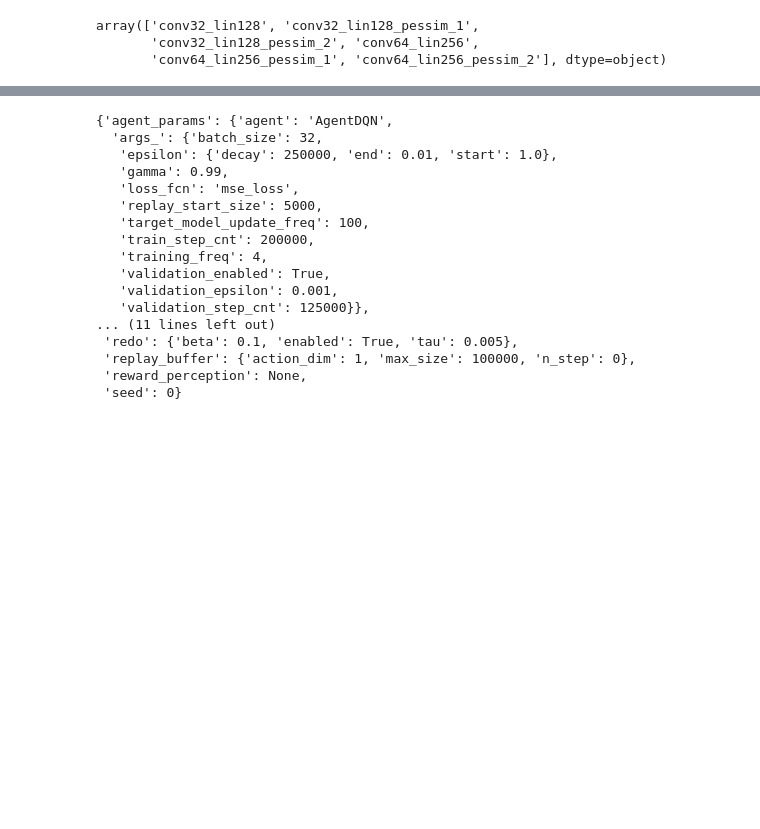
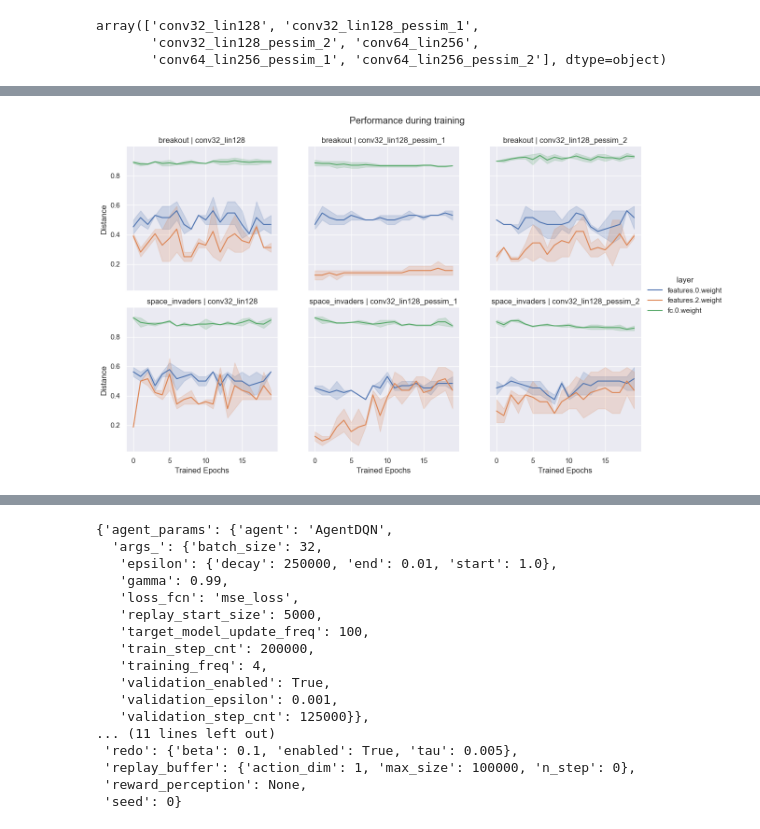
Before and after one commit to mariusdgm/minatar_work, a Jupyter notebook: notebooks/inspect_training_output.ipynb, the cells around one changed output, grey strips where cells are left out. Drawn from its saved outputs; the diff is of its cells as text; code cells hidden in the pictures; blank space fills up the shorter version.

Commit message:
reviewd results of pessimistic rewards

```diff
--- a/notebooks/inspect_training_output.ipynb
+++ b/notebooks/inspect_training_output.ipynb
@@ -426,0 +418,30 @@ array(['conv32_lin128', 'conv32_lin128_pessim_1',
+# %%
+metric_col = 'dead_neuron_ratio'
+
+df_sub1 = df_res[df_res["experiment_name"].isin(['conv32_lin128', 'conv32_lin128_pessim_1',
+       'conv32_lin128_pessim_2'])]
+
+experiment_order = ['conv32_lin128', 'conv32_lin128_pessim_1',
+       'conv32_lin128_pessim_2']
+
+sub_df = df_sub1[df_sub1["tau"] == 0.025]
+
+# Compute the average metric between the seeds for each experiment
+# avg_df = sub_df.groupby(['env', 'experiment_name', 'epoch', "layer"]).mean().reset_index() # if we don't want conf interval in the plot, replace down with sub_df
+
+g = sns.FacetGrid(sub_df, col_order=experiment_order, row='env', col='experiment_name',
+height = 4, hue="layer", aspect=1, sharey=True)
+g.map(sns.lineplot, 'epoch', metric_col, ax=ax)
+
+g.fig.suptitle('Performance during training')
+g.set_titles(row_template='{row_name}', col_template='{col_name}', fontsize=1)
+
+g.figure.subplots_adjust(top=0.9, wspace=0.2)
+g.set_axis_labels('Trained Epochs', 'Distance')
+
+g.add_legend()
+
+# Show the plot
+plt.show()
+# %% [output]
+[figure, added]
```
Also changed, not shown: parts of 8 cells of this notebook.
